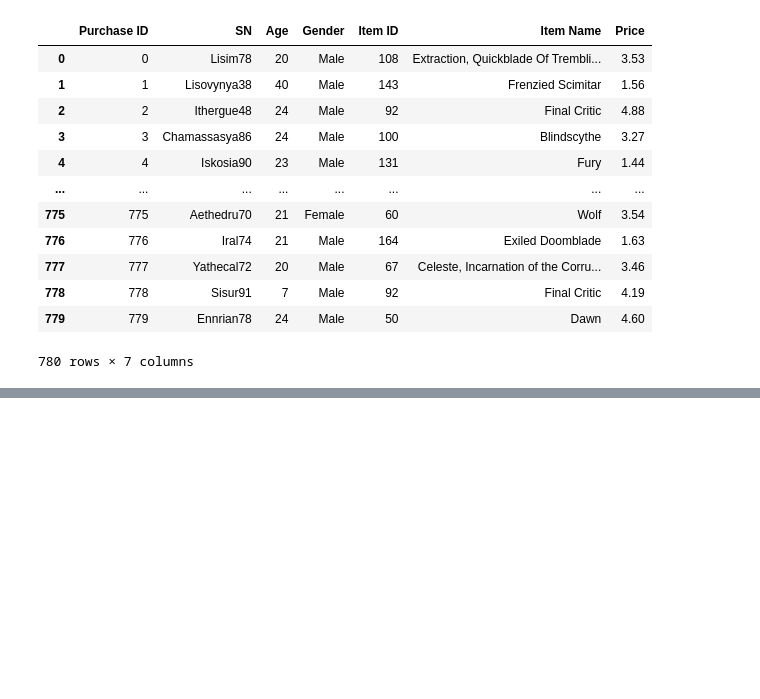
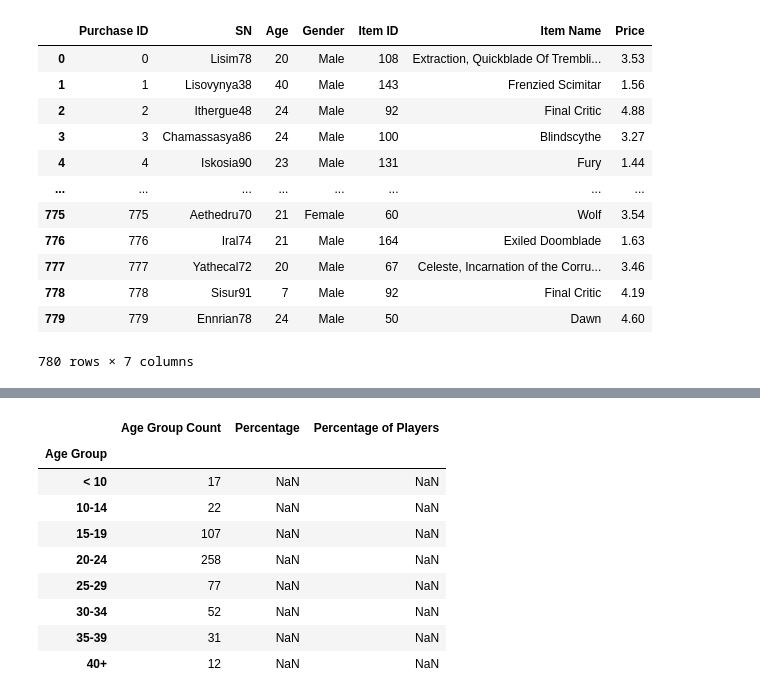
Before and after one commit to LexiJess/Pandas_Challenge, a Jupyter notebook: HeroesOfPymoli/HeroesOfPymoli_Jupyter.ipynb, the cells around one changed output, grey strips where cells are left out. Saved outputs shown, nothing was run; the diff lists cells and outputs as text; code cells hidden in the pictures; blank space fills up the shorter version.

```diff
--- a/HeroesOfPymoli/HeroesOfPymoli_Jupyter.ipynb
+++ b/HeroesOfPymoli/HeroesOfPymoli_Jupyter.ipynb
@@ -252,0 +251,12 @@ purchase_count
+# %%
+players_binned=playerdatadropduplicates["Age"]
+
+# Create the bins in which Data will be held
+bins = [0, 9, 14, 19, 24, 29, 34, 39, 50]
+
+# Create the names for the  bins
+group_names = ["< 10", "10-14", "15-19", "20-24", "25-29", "30-34", "35-39", "40+"]
+
+
+players_binned = pd.DataFrame(players_binned)
+players_binned
@@ -252,0 +277,5 @@ purchase_count
+# %%
+#Now sort the data by age into their bins
+players_binned["Age Group"] = pd.cut(players_binned["Age"], bins, labels=group_names, include_lowest=True)
+
+players_binned
@@ -252,0 +296,5 @@ purchase_count
+# %%
+#Count the number of players in each bin
+layers_binned_counted=players_binned.groupby('Age Group').count()["Age"] .rename("Age Group Count")
+players_binned_counted=pd.DataFrame(players_binned_counted)
+players_binned_counted
@@ -252,0 +312,14 @@ purchase_count
+# %%
+players_binned_counted["Percentage of Players"]=pd.cut(players_binned["Age"], bins, labels=group_names, include_lowest=True)
+players_binned_counted
+# %% [output]
+|  | Age Group Count | Percentage | Percentage of Players |
+| Age Group |  |  |  |
+| < 10 | 17 | NaN | NaN |
+| 10-14 | 22 | NaN | NaN |
+| 15-19 | 107 | NaN | NaN |
+| 20-24 | 258 | NaN | NaN |
+| 25-29 | 77 | NaN | NaN |
+| 30-34 | 52 | NaN | NaN |
+| 35-39 | 31 | NaN | NaN |
+| 40+ | 12 | NaN | NaN |
```
Also changed, not shown: parts of 6 cells of this notebook.
